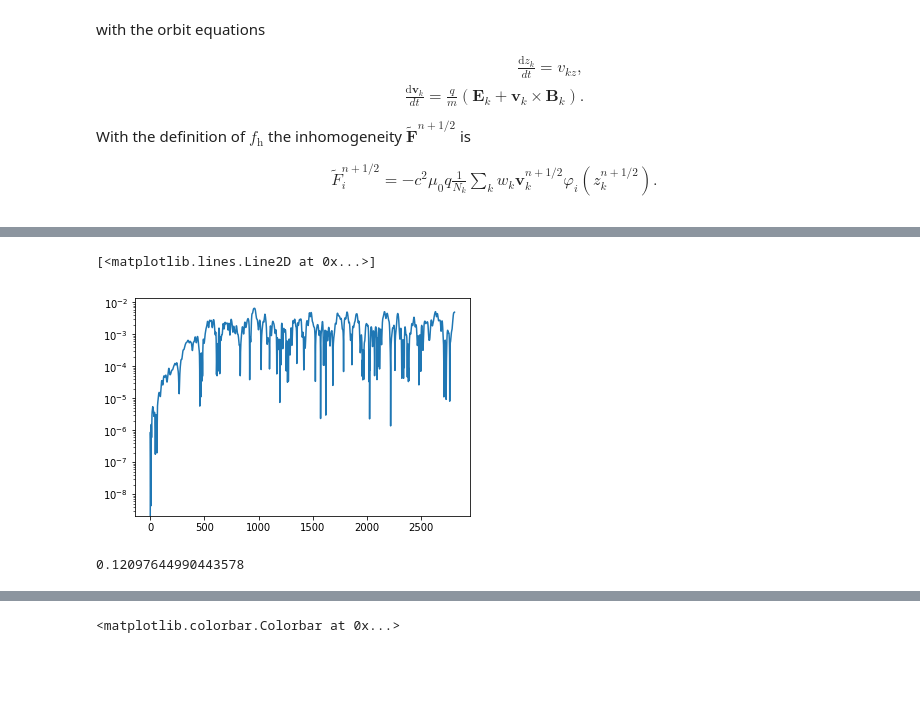
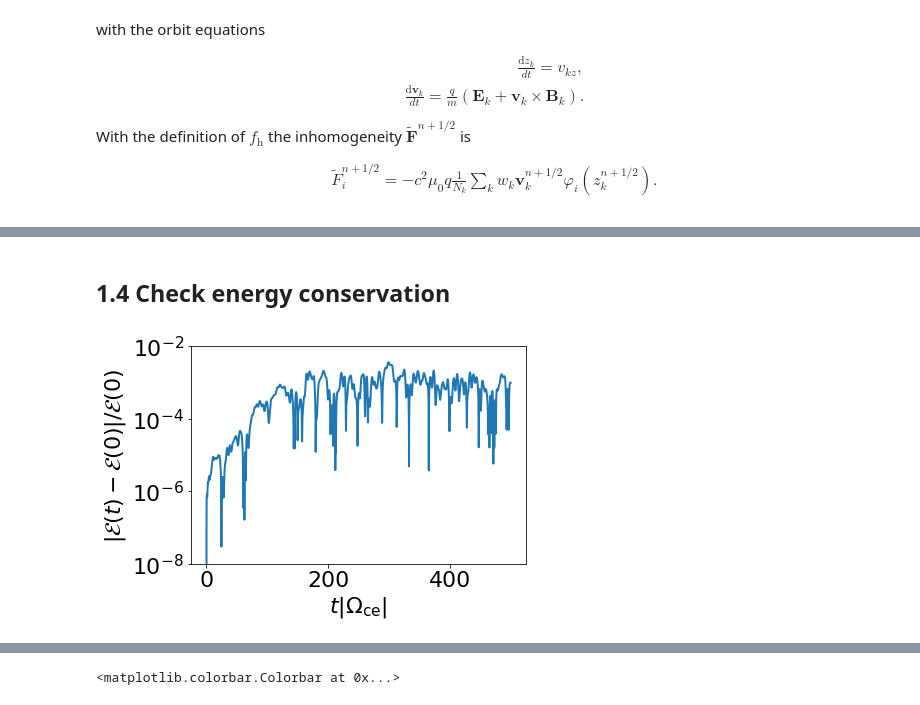
Before and after one commit to ratnania/mhd, a Jupyter notebook: 02_HybridModelling/01_Electron_Hybrid_Code.ipynb, the cells around one changed output, grey strips where cells are left out. Saved outputs shown, nothing was run; the diff lists cells and outputs as text; code cells hidden in the pictures; blank space fills up the shorter version.

```diff
--- a/02_HybridModelling/01_Electron_Hybrid_Code.ipynb
+++ b/02_HybridModelling/01_Electron_Hybrid_Code.ipynb
@@ -575,0 +701,15 @@ plt.semilogy(en_B)
+# %%
+f3 = plt.figure()
+f3.set_figheight(4)
+f3.set_figwidth(6)
+
+Nt = len(en_B) - 1
+tn = np.linspace(0, Nt*dt*saving_step, Nt + 1)
+t2 = np.linspace(0, 120, 100)
+plt.semilogy(tn, 1/Lz*en_B, linewidth = 2, label = 'numerics')
+plt.semilogy(t2, 5e-9*np.exp(t2*gamma*2), label = 'growth rate', linewidth = 2)
+#plt.xlim((0, 100))
+plt.xlabel('$t|\Omega_\mathrm{ce}|$')
+plt.ylabel(r'$\mathcal{E}_{\tilde{B}} / \mathcal{E}_{B_0}$')
+plt.legend()
+plt.savefig('/home/florian/Schreibtisch/Masterarbeit/05_Präsentationen/04_Ringberg/01_Figures/Growth_Anisotropic', bbox_inches = 'tight')
@@ -576,12 +718,18 @@ plt.semilogy(en_B)
+# %% [markdown]
+## 1.4 Check energy conservation
 # %%
-Eh_eq = Lz*nh*me/2*(wpar**2 + wperp**2)
+f4 = plt.figure()
+f4.set_figheight(4)
+f4.set_figwidth(6)
+
+Eh_eq = Lz*nh*me/2*(wpar**2 + 2*wperp**2)
 en_tot = en_B + en_E + en_jc + en_jh + Eh_eq
 en_ini = en_B[0] + en_E[0] + en_jc[0] + en_jh[0] + Eh_eq
-plt.semilogy(np.abs(en_tot - en_ini)/en_ini)
+plt.semilogy(tn, np.abs(en_tot - en_ini)/en_ini, linewidth = 2)
+#plt.xlim((-10, 300))
+plt.ylim((1e-8, 1e-2))
+plt.xlabel('$t|\Omega_\mathrm{ce}|$')
+plt.ylabel('$|\mathcal{E}(t) - \mathcal{E}(0)|/\mathcal{E}(0)$')
+plt.savefig('/home/florian/Schreibtisch/Masterarbeit/05_Präsentationen/04_Ringberg/01_Figures/Conservation_Anisotropic', bbox_inches = 'tight')
 # %% [output]
-[<matplotlib.lines.Line2D at 0x...>]
-[figure, old version]
+[figure, new version]
-# %%
-Eh_eq
-# %% [output]
-0.12097644990443578
```
Also changed, not shown: parts of 21 cells of this notebook, 3 other files.
